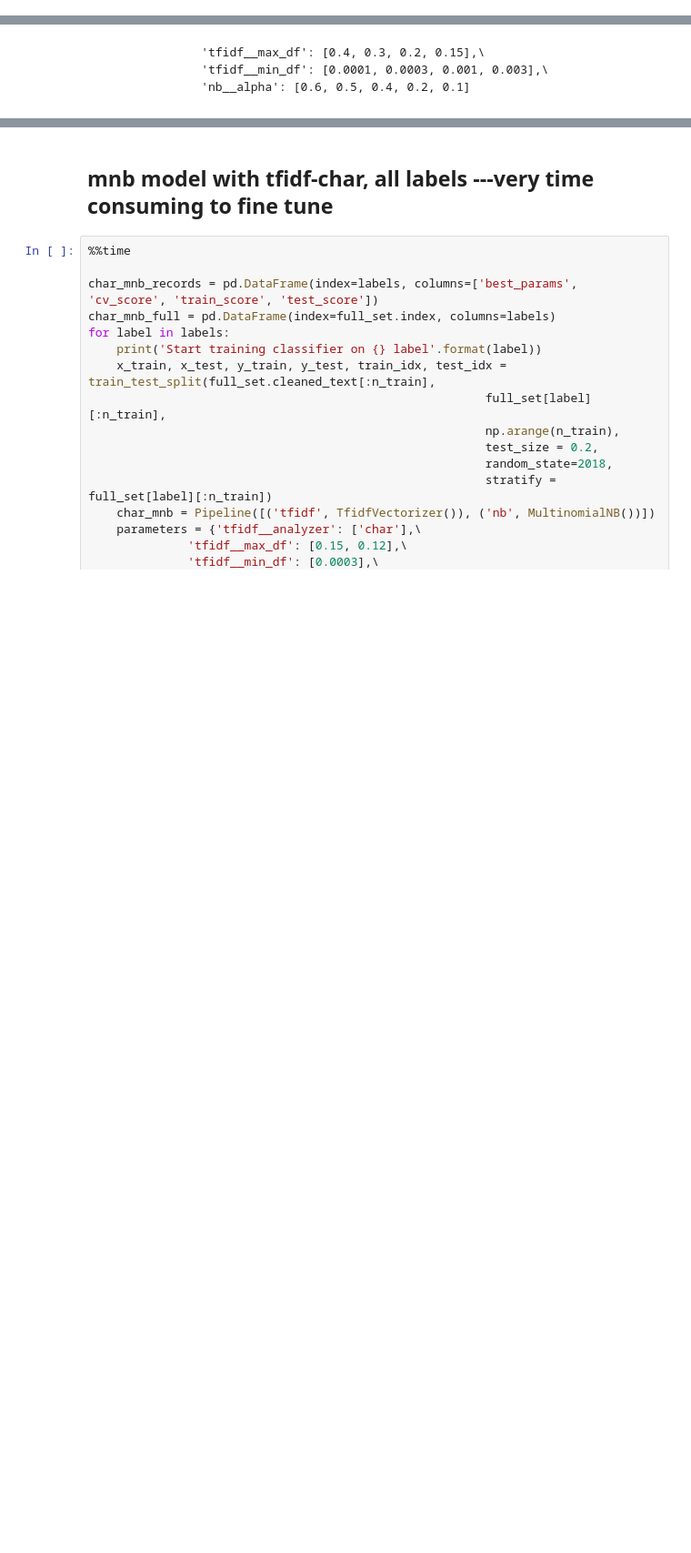
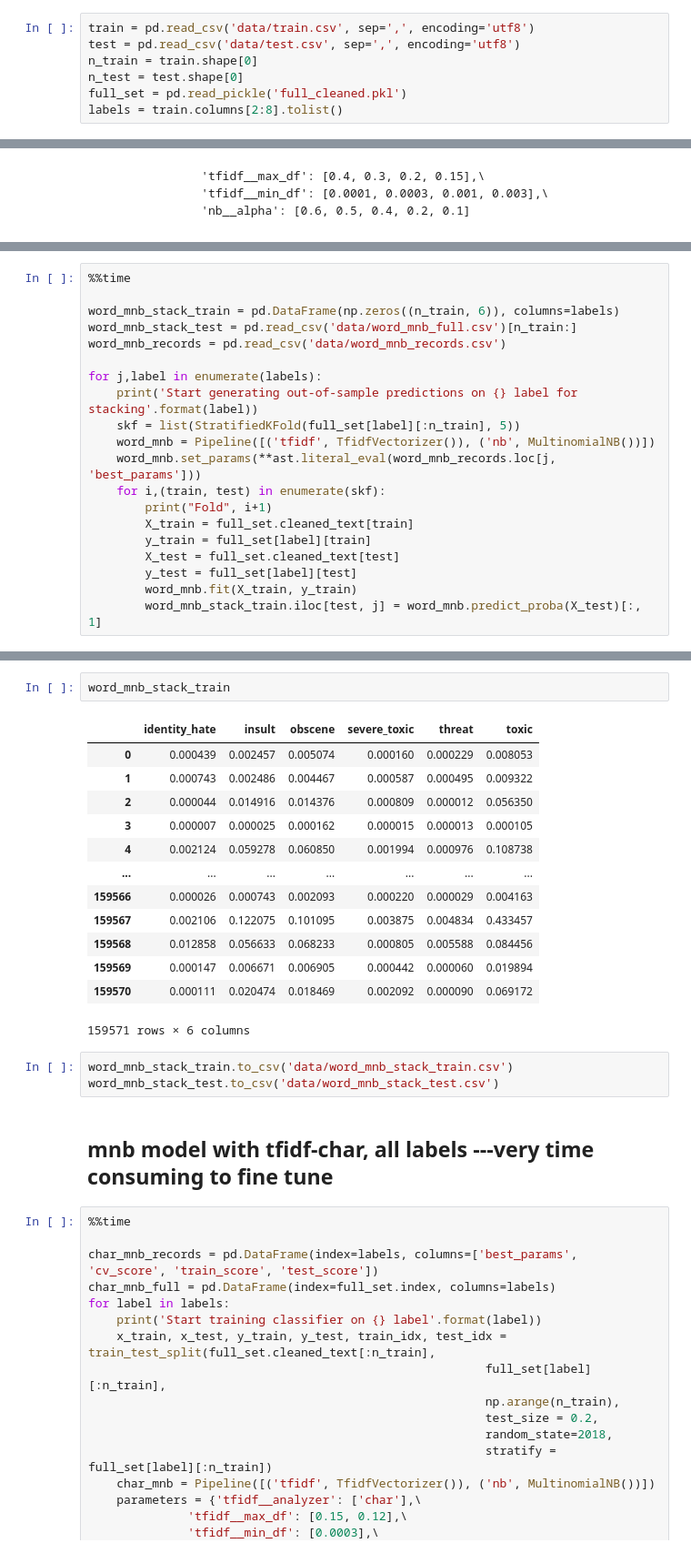
Before and after one commit to liyadi81/toxic-comment-classification, a Jupyter notebook: MNB model.ipynb, the cells around one changed output, grey strips where cells are left out. Shown at 91% size. Saved outputs shown, nothing was run; the diff lists cells and outputs as text; blank space fills up the shorter version.

```diff
--- a/MNB model.ipynb
+++ b/MNB model.ipynb
@@ -18,3 +16,10 @@ full_set = pd.read_pickle('full_cleaned.pkl')
+# %%
+train = pd.read_csv('data/train.csv', sep=',', encoding='utf8')
+test = pd.read_csv('data/test.csv', sep=',', encoding='utf8')
+n_train = train.shape[0]
+n_test = test.shape[0]
+full_set = pd.read_pickle('full_cleaned.pkl')
+labels = train.columns[2:8].tolist()
 # %%
 %%time
 
@@ -131,0 +155,20 @@ word_mnb_records.to_csv('word_mnb_records.csv',index=True)
+# %%
+%%time
+
+word_mnb_stack_train = pd.DataFrame(np.zeros((n_train, 6)), columns=labels)
+word_mnb_stack_test = pd.read_csv('data/word_mnb_full.csv')[n_train:]
+word_mnb_records = pd.read_csv('data/word_mnb_records.csv')
+
+for j,label in enumerate(labels):
+    print('Start generating out-of-sample predictions on {} label for stacking'.format(label))
+    skf = list(StratifiedKFold(full_set[label][:n_train], 5))
+    word_mnb = Pipeline([('tfidf', TfidfVectorizer()), ('nb', MultinomialNB())])
+    word_mnb.set_params(**ast.literal_eval(word_mnb_records.loc[j, 'best_params']))
+    for i,(train, test) in enumerate(skf):
+        print("Fold", i+1)
+        X_train = full_set.cleaned_text[train]
+        y_train = full_set[label][train]
+        X_test = full_set.cleaned_text[test]
+        y_test = full_set[label][test]
+        word_mnb.fit(X_train, y_train)
+        word_mnb_stack_train.iloc[test, j] = word_mnb.predict_proba(X_test)[:, 1]
@@ -132,3 +193,22 @@ word_mnb_records.to_csv('word_mnb_records.csv',index=True)
+# %%
+word_mnb_stack_train
+# %% [output]
+|  | identity_hate | insult | obscene | severe_toxic | threat | toxic |
+| 0 | 0.000439 | 0.002457 | 0.005074 | 0.000160 | 0.000229 | 0.008053 |
+| 1 | 0.000743 | 0.002486 | 0.004467 | 0.000587 | 0.000495 | 0.009322 |
+| 2 | 0.000044 | 0.014916 | 0.014376 | 0.000809 | 0.000012 | 0.056350 |
+| 3 | 0.000007 | 0.000025 | 0.000162 | 0.000015 | 0.000013 | 0.000105 |
+| 4 | 0.002124 | 0.059278 | 0.060850 | 0.001994 | 0.000976 | 0.108738 |
+| ... | ... | ... | ... | ... | ... | ... |
+| 159566 | 0.000026 | 0.000743 | 0.002093 | 0.000220 | 0.000029 | 0.004163 |
+| 159567 | 0.002106 | 0.122075 | 0.101095 | 0.003875 | 0.004834 | 0.433457 |
+| 159568 | 0.012858 | 0.056633 | 0.068233 | 0.000805 | 0.005588 | 0.084456 |
+| 159569 | 0.000147 | 0.006671 | 0.006905 | 0.000442 | 0.000060 | 0.019894 |
+| 159570 | 0.000111 | 0.020474 | 0.018469 | 0.002092 | 0.000090 | 0.069172 |
+159571 rows × 6 columns
+# %%
+word_mnb_stack_train.to_csv('data/word_mnb_stack_train.csv')
+word_mnb_stack_test.to_csv('data/word_mnb_stack_test.csv')
 # %% [markdown]
 ## mnb model with tfidf-char, all labels ---very time consuming to fine tune
 # %%
```
Also changed, not shown: parts of 13 cells of this notebook, 12 other files.
